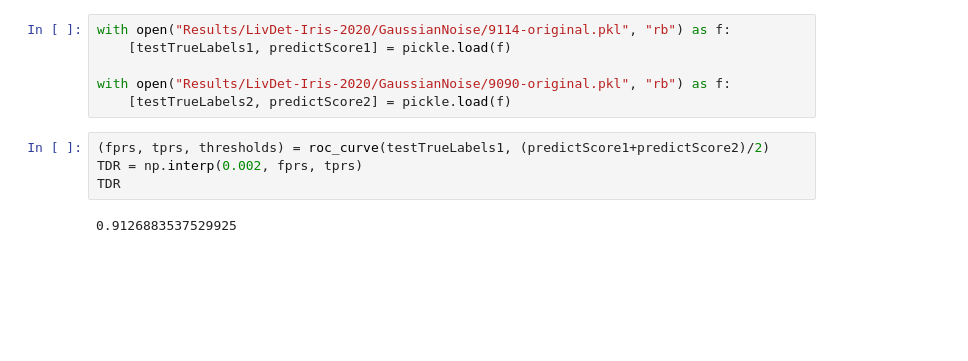
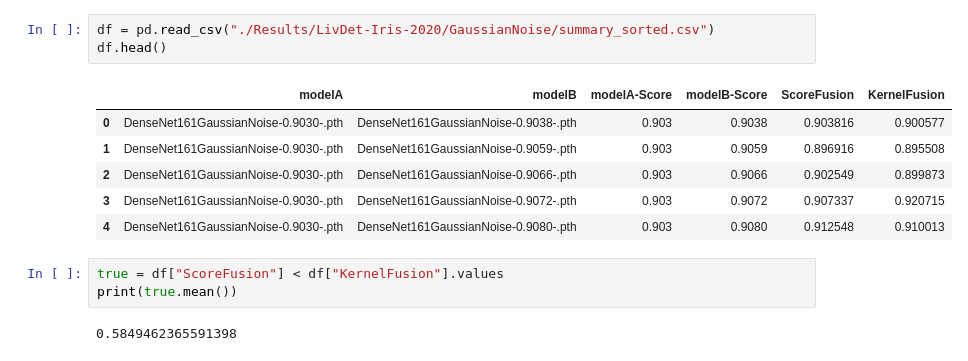
Before and after one commit to redwankarimsony/WeightPerturbation-MSU, a Jupyter notebook: Score-Evaluation.ipynb, the cells around one changed output. Cells and saved outputs as stored; diff of their text form; blank space fills up the shorter version.

```diff
--- a/Score-Evaluation.ipynb
+++ b/Score-Evaluation.ipynb
@@ -50,12 +6,15 @@ for k in cross_match.keys():
-# %%
-with open("Results/LivDet-Iris-2020/GaussianNoise/9114-original.pkl", "rb") as f:
-    [testTrueLabels1, predictScore1] = pickle.load(f)
-
-with open("Results/LivDet-Iris-2020/GaussianNoise/9090-original.pkl", "rb") as f:
-    [testTrueLabels2, predictScore2] = pickle.load(f)
-# %%
-(fprs, tprs, thresholds) = roc_curve(testTrueLabels1, (predictScore1+predictScore2)/2)
-TDR = np.interp(0.002, fprs, tprs)
-TDR
-# %% [output]
-0.9126883537529925
+# %%
+df = pd.read_csv("./Results/LivDet-Iris-2020/GaussianNoise/summary_sorted.csv")
+df.head()
+# %% [output]
+|  | modelA | modelB | modelA-Score | modelB-Score | ScoreFusion | KernelFusion |
+| 0 | DenseNet161GaussianNoise-0.9030-.pth | DenseNet161GaussianNoise-0.9038-.pth | 0.903 | 0.9038 | 0.903816 | 0.900577 |
+| 1 | DenseNet161GaussianNoise-0.9030-.pth | DenseNet161GaussianNoise-0.9059-.pth | 0.903 | 0.9059 | 0.896916 | 0.895508 |
+| 2 | DenseNet161GaussianNoise-0.9030-.pth | DenseNet161GaussianNoise-0.9066-.pth | 0.903 | 0.9066 | 0.902549 | 0.899873 |
+| 3 | DenseNet161GaussianNoise-0.9030-.pth | DenseNet161GaussianNoise-0.9072-.pth | 0.903 | 0.9072 | 0.907337 | 0.920715 |
+| 4 | DenseNet161GaussianNoise-0.9030-.pth | DenseNet161GaussianNoise-0.9080-.pth | 0.903 | 0.9080 | 0.912548 | 0.910013 |
+# %%
+true = df["ScoreFusion"] < df["KernelFusion"].values
+print(true.mean())
+# %% [output]
+0.5849462365591398
```
Also changed, not shown: parts of 28 cells of this notebook.
